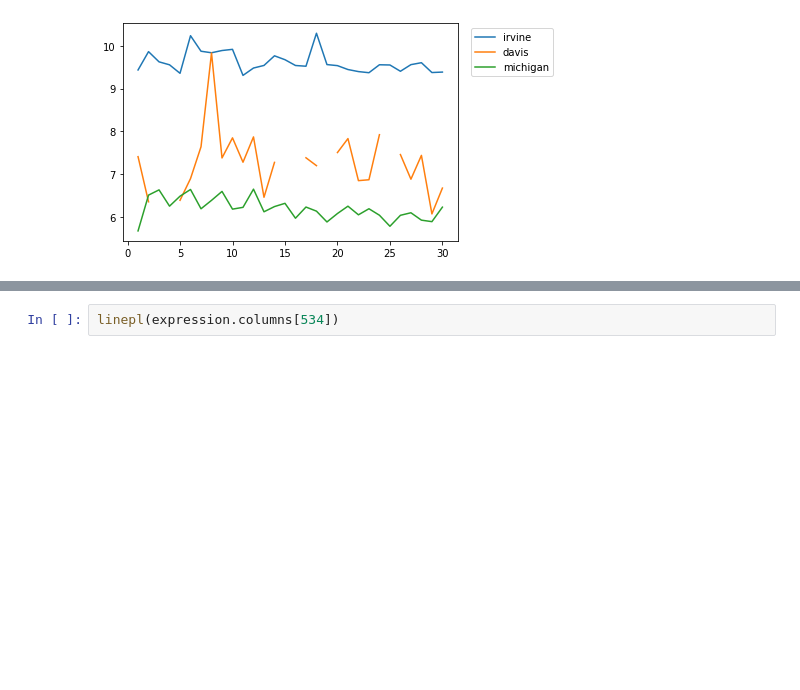
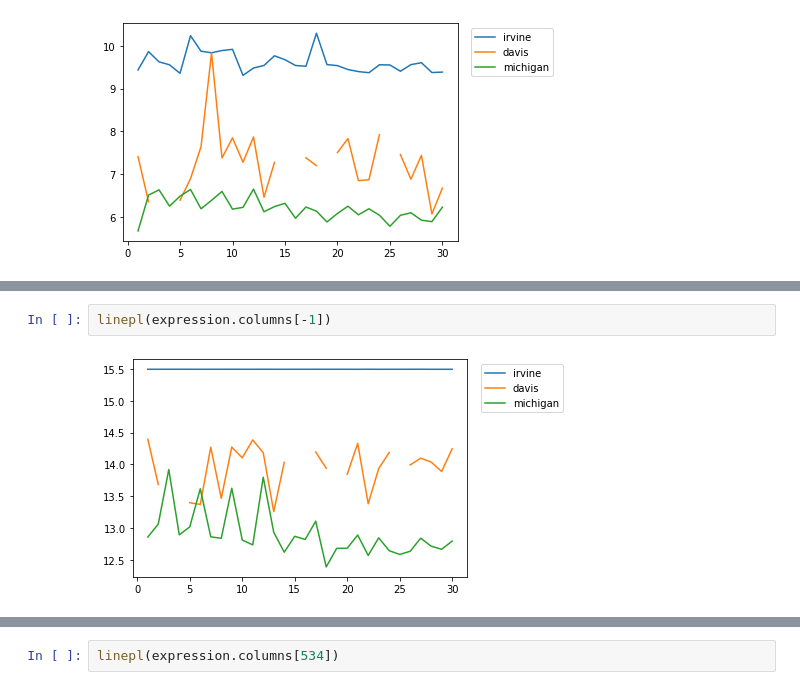
Before and after one commit to unique-subedi/604-gene-expression, a Jupyter notebook: gene_expression_master_kevin.ipynb, the cells around one changed output, grey strips where cells are left out. Drawn from its saved outputs; the diff is of its cells as text; blank space fills up the shorter version.

```diff
--- a/gene_expression_master_kevin.ipynb
+++ b/gene_expression_master_kevin.ipynb
@@ -110,0 +134,4 @@ histo(expression.columns[534])
+# %%
+linepl(expression.columns[-1])
+# %% [output]
+[figure, added]
```
Also changed, not shown: parts of 20 cells of this notebook.
